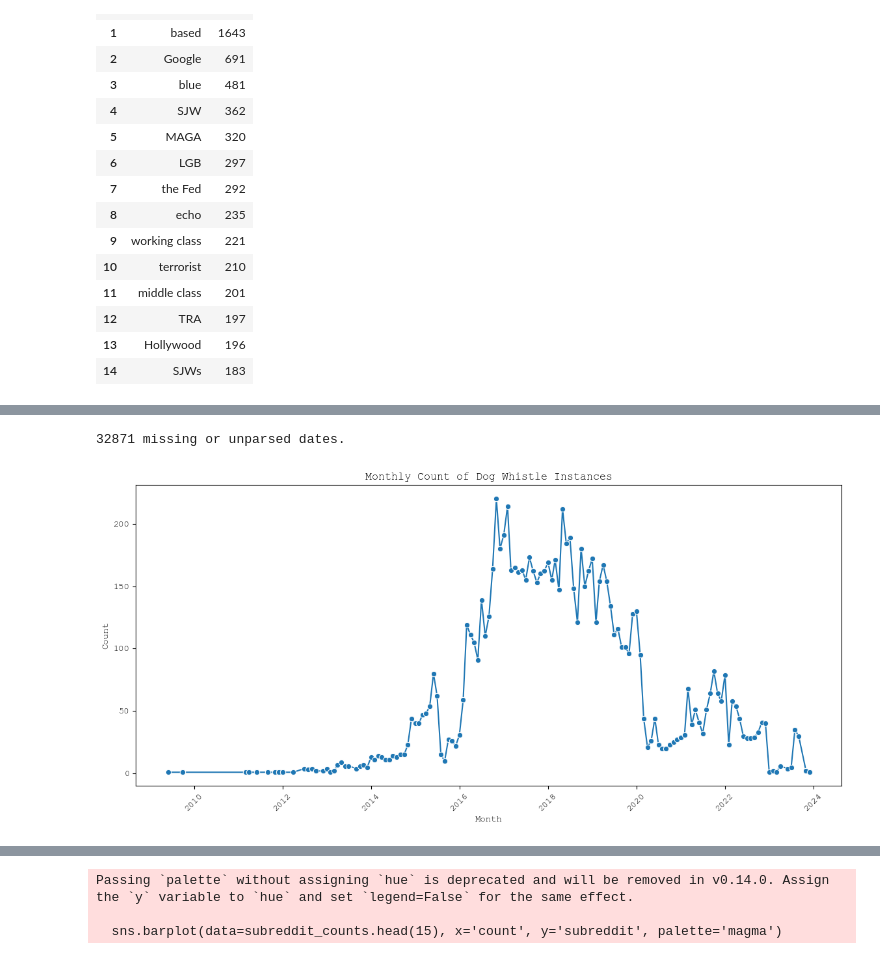
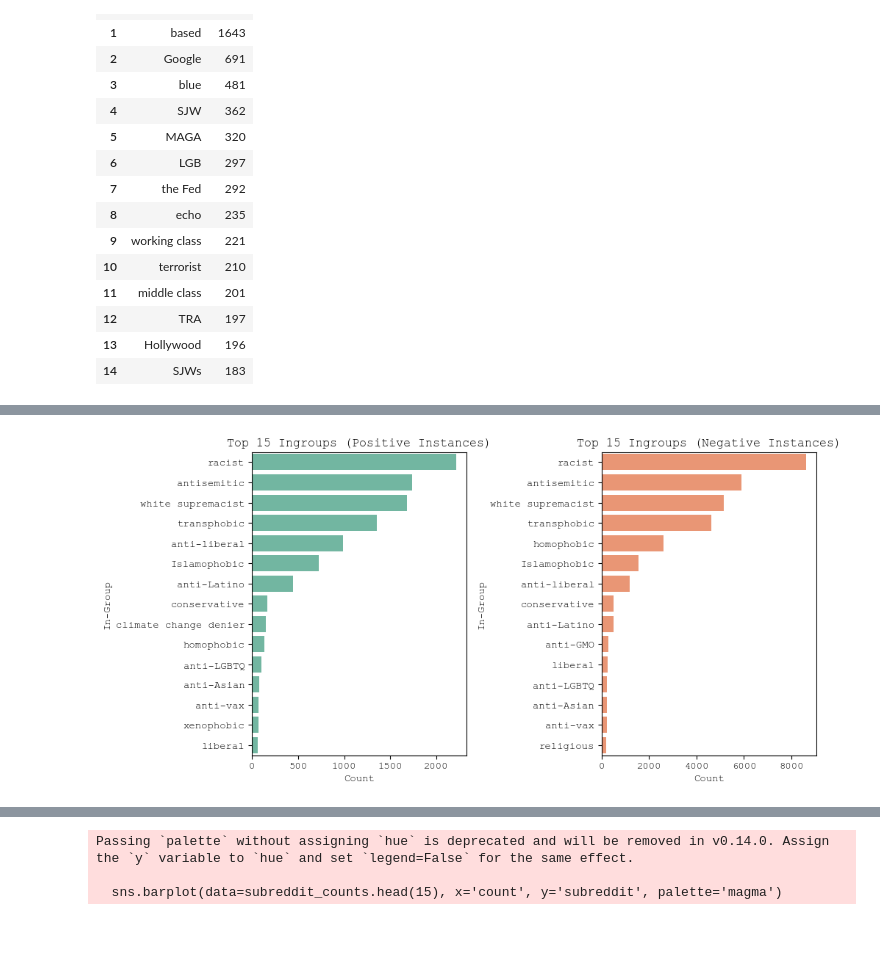
Before and after one commit to lino-zurmuehl/Master_Thesis_Dogwhistle, a Jupyter notebook: EDA.ipynb, the cells around one changed output, grey strips where cells are left out. Cells and saved outputs as stored; diff of their text form; code cells hidden in the pictures; blank space fills up the shorter version.

```diff
--- a/EDA.ipynb
+++ b/EDA.ipynb
@@ -163,26 +152,29 @@ plt.show()
-# %%
-# Convert the 'date' column to datetime (adjust format if necessary)
-df['date'] = pd.to_datetime(df['date'], errors='coerce')
-
-# Check for any conversion issues
-print(df['date'].isna().sum(), "missing or unparsed dates.")
-# %% [output]
-32871 missing or unparsed dates.
-# %%
-# Create a new column for year and month for aggregation
-df['year'] = df['date'].dt.year
-df['month'] = df['date'].dt.to_period('M')
-
-# Plot monthly counts of dog whistle instances
-monthly_counts = df.groupby('month').size().reset_index(name='counts')
-monthly_counts['month'] = monthly_counts['month'].dt.to_timestamp()
-
-plt.figure(figsize=(14, 6))
-sns.lineplot(data=monthly_counts, x='month', y='counts', marker='o')
-plt.title("Monthly Count of Dog Whistle Instances")
-plt.xlabel("Month")
-plt.ylabel("Count")
-plt.xticks(rotation=45)
-plt.show()
-# %% [output]
-[figure, removed]
+# %%
+# Top 15 ingroups for positive and negative instances separately
+
+# Positive instances
+ingroup_counts_pos = df_pos['ingroup'].value_counts().head(15).reset_index()
+ingroup_counts_pos.columns = ['ingroup', 'count']
+
+# Negative instances
+ingroup_counts_neg = df_neg['ingroup'].value_counts().head(15).reset_index()
+ingroup_counts_neg.columns = ['ingroup', 'count']
+
+fig, axes = plt.subplots(1, 2, figsize=(10, 5), sharex=False)
+
+# Positive
+sns.barplot(data=ingroup_counts_pos, x='count', y='ingroup', color=custom_palette[1], ax=axes[0])
+axes[0].set_title("Top 15 Ingroups (Positive Instances)")
+axes[0].set_xlabel("Count")
+axes[0].set_ylabel("In-Group")
+
+# Negative
+sns.barplot(data=ingroup_counts_neg, x='count', y='ingroup', color=custom_palette[0], ax=axes[1])
+axes[1].set_title("Top 15 Ingroups (Negative Instances)")
+axes[1].set_xlabel("Count")
+axes[1].set_ylabel("In-Group")
+plt.savefig('plots/top_15_Ingroup.png', bbox_inches='tight', dpi=300)
+plt.tight_layout()
+plt.show()
+# %% [output]
+[figure, added]
```
Also changed, not shown: parts of 5 cells of this notebook, 4 other files.
